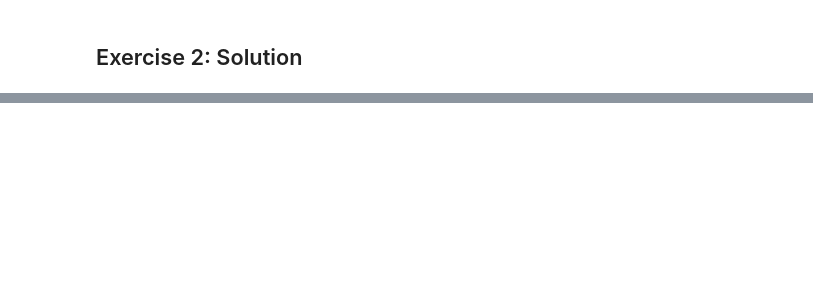
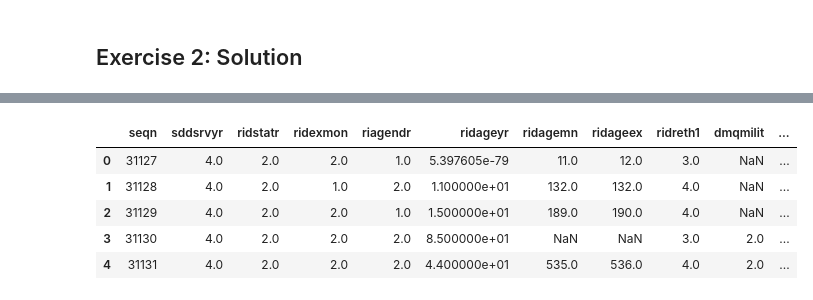
Before and after one commit to evidation-health/EvidationDataScienceModule, a Jupyter notebook: notebooks/0-ETL-Munging-QC.ipynb, the cells around one changed output, grey strips where cells are left out. Cells and saved outputs as stored; diff of their text form; code cells hidden in the pictures; blank space fills up the shorter version.

```diff
--- a/notebooks/0-ETL-Munging-QC.ipynb
+++ b/notebooks/0-ETL-Munging-QC.ipynb
@@ -221,0 +222,12 @@ plot_user_steps(pax_raw, None, 2, 60)
+# %%
+demo_df = pd.read_hdf(os.path.join(data_dir, hdf_path), 'demographics_with_sample_weights')
+# %%
+# Let's checkout what's in this dataframe
+demo_df.head()
+# %% [output]
+|  | seqn | sddsrvyr | ridstatr | ridexmon | riagendr | ridageyr | ridagemn | ridageex | ridreth1 | dmqmilit | ... |
+| 0 | 31127 | 4.0 | 2.0 | 2.0 | 1.0 | 5.397605e-79 | 11.0 | 12.0 | 3.0 | NaN | ... |
+| 1 | 31128 | 4.0 | 2.0 | 1.0 | 2.0 | 1.100000e+01 | 132.0 | 132.0 | 4.0 | NaN | ... |
+| 2 | 31129 | 4.0 | 2.0 | 2.0 | 1.0 | 1.500000e+01 | 189.0 | 190.0 | 4.0 | NaN | ... |
+| 3 | 31130 | 4.0 | 2.0 | 2.0 | 2.0 | 8.500000e+01 | NaN | NaN | 3.0 | 2.0 | ... |
+| 4 | 31131 | 4.0 | 2.0 | 2.0 | 2.0 | 4.400000e+01 | 535.0 | 536.0 | 4.0 | 2.0 | ... |
```
Also changed, not shown: parts of 23 cells of this notebook, 2 other files.
